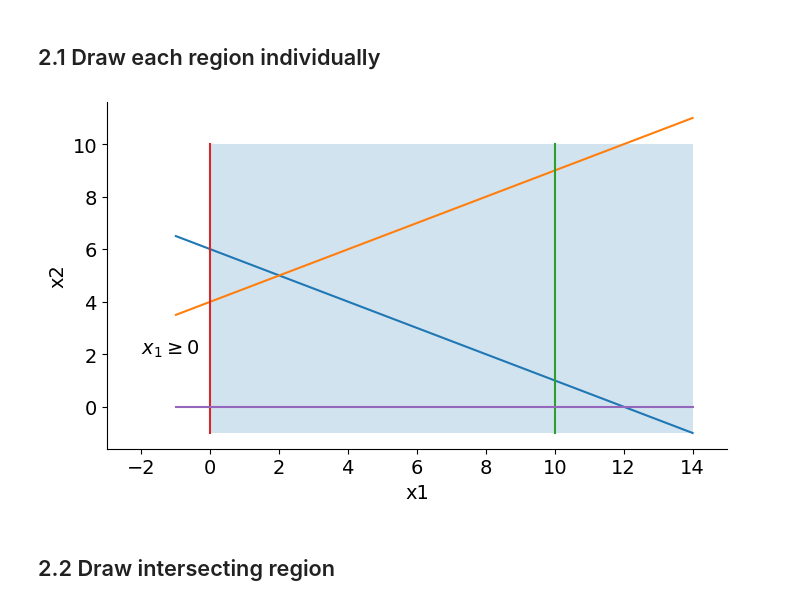
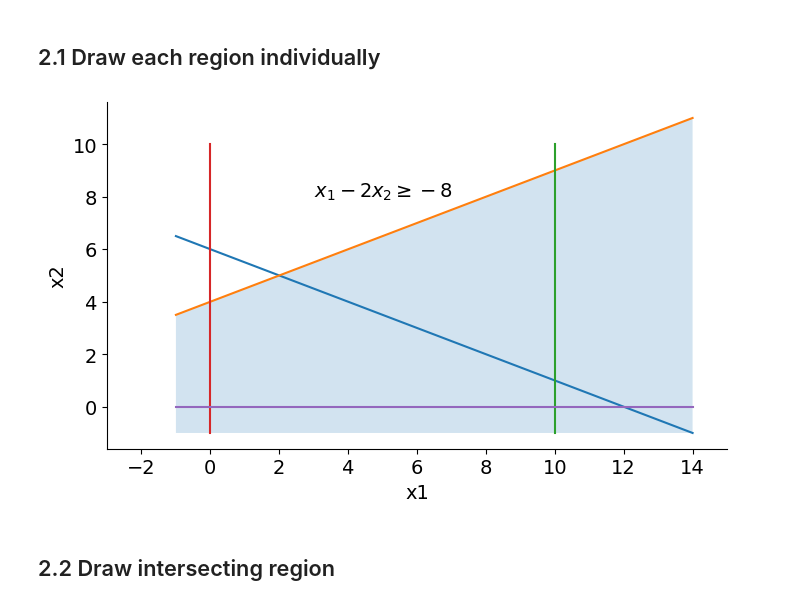
Before and after one commit to DeltaE/SEE310-Course_Notes, a Jupyter notebook: graphics/LP-Graphical-Approach.ipynb, the cells around one changed output. Saved outputs shown, nothing was run; the diff lists cells and outputs as text; code cells hidden in the pictures.

```diff
--- a/graphics/LP-Graphical-Approach.ipynb
+++ b/graphics/LP-Graphical-Approach.ipynb
@@ -55,10 +55,10 @@ ax.plot(np.linspace(-1, 14, 100), np.linspace(3.5, 11, 100))
 ax.plot(np.linspace(10, 10, 100), np.linspace(-1, 10, 100))
 ax.plot(np.linspace(0, 0, 100), np.linspace(-1, 10, 100))
 ax.plot(np.linspace(-1, 14, 100), np.linspace(0, 0, 100))
-# ax.text(3, 8, "$x_1 - 2x_2 \leq -8$")
+ax.text(3, 8, "$x_1 - 2x_2 \geq -8$")
 # ax.text(11, 1, "$x_1 + 2x_2 \leq 12$")
 # ax.text(10.5, 5, "$x_1 \leq 10$")
-ax.text(-2, 2, "$x_1 \geq 0$")
+# ax.text(-2, 2, "$x_1 \geq 0$")
 # ax.text(4, -1, "$x_2 \geq 0$")
 
 ax.set_xlim(-3, 15)
@@ -82,7 +82,7 @@ feasible_set_1 = Polygon(
 )
 ax.add_artist(feasible_set_1)
 Artist.set_alpha(feasible_set_1, 0.2)
-Artist.set_visible(feasible_set_1, True)
+Artist.set_visible(feasible_set_1, False)
 
 feasible_set_2 = Polygon(
     np.array(
@@ -111,35 +111,35 @@ feasible_set_3 = Polygon(
 ax.add_artist(feasible_set_3)
 Artist.set_alpha(feasible_set_3, 0.2)
 Artist.set_visible(feasible_set_3, False)
 
 feasible_set_4 = Polygon(
     np.array(
         [
             [-1, 3.5],
             [14, 11],
             [14, -1],
             [-1,-1]
         ]
     )
 )
 ax.add_artist(feasible_set_4)
 Artist.set_alpha(feasible_set_4, 0.2)
-Artist.set_visible(feasible_set_4, False)
+Artist.set_visible(feasible_set_4, True)
 
 feasible_set_5 = Polygon(
     np.array(
         [
             [-1, 6.5],
             [-1, -1],
             [14, -1],
         ]
     )
 )
 ax.add_artist(feasible_set_5)
 Artist.set_alpha(feasible_set_5, 0.2)
 Artist.set_visible(feasible_set_5, False)
 # %% [output]
-[figure, old version]
+[figure, new version]
 # %% [markdown]
 ## 2.2 Draw intersecting region
 # %%
```
Also changed, not shown: parts of 2 cells of this notebook.
